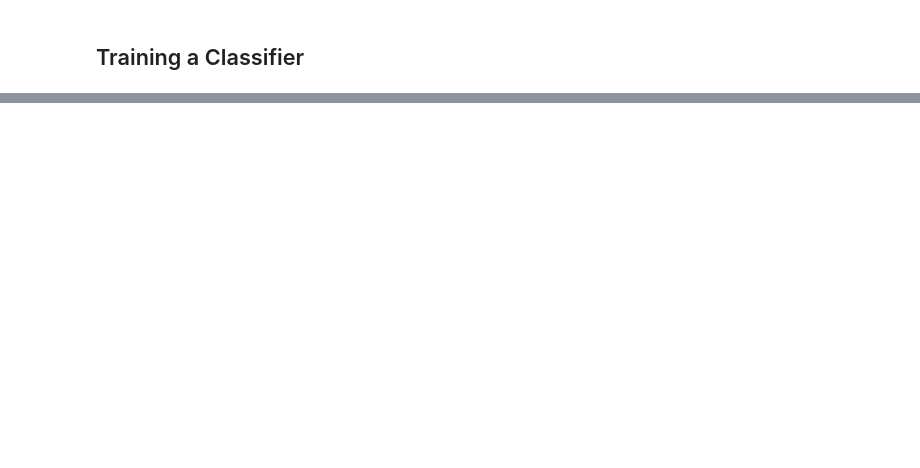
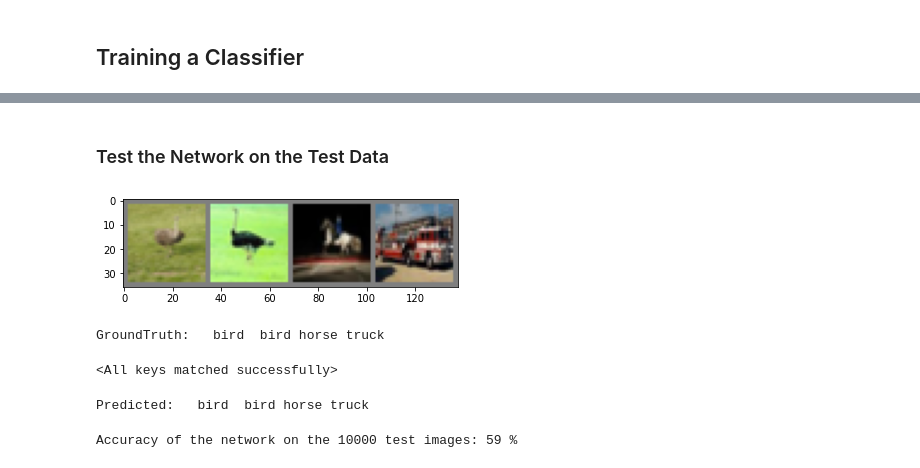
Before and after one commit to onion213/practice, a Jupyter notebook: python-data-science-introduction/mount/pytorch-tutorial.ipynb, the cells around one changed output, grey strips where cells are left out. Cells and saved outputs as stored; diff of their text form; code cells hidden in the pictures; blank space fills up the shorter version.

```diff
--- a/python-data-science-introduction/mount/pytorch-tutorial.ipynb
+++ b/python-data-science-introduction/mount/pytorch-tutorial.ipynb
@@ -388,0 +483,38 @@ class DataLoader(typing.Generic)
+# %% [markdown]
+### Test the Network on the Test Data
+# %%
+dataiter = iter(testloader)
+images, labels = dataiter.next()
+
+imshow(torchvision.utils.make_grid(images))
+print('GroundTruth: ', ' '.join('%5s' % classes[labels[j]] for j in range(4)))
+# %% [output]
+[figure, added]
+GroundTruth:   bird  bird horse truck
+# %%
+net = Net()
+net.load_state_dict(torch.load(PATH))
+# %% [output]
+<All keys matched successfully>
+# %%
+outputs = net(images)
+_, predicted = torch.max(outputs, 1)
+
+print('Predicted: ', ' '.join('%5s' % classes[predicted[j]] for j in range(4)))
+# %% [output]
+Predicted:   bird  bird horse truck
+# %%
+correct = 0.0
+total = 0
+
+with torch.no_grad():
+    for data in testloader:
+        images, labels = data
+        outputs = net(images)
+        _, predicted = torch.max(outputs.data, 1)
+        total += labels.size(0)
+        correct += (predicted == labels).sum().item()
+
+print('Accuracy of the network on the 10000 test images: %d %%' % (100 * correct / total))
+# %% [output]
+Accuracy of the network on the 10000 test images: 59 %
```
Also changed, not shown: parts of 23 cells of this notebook, 1 other file.
